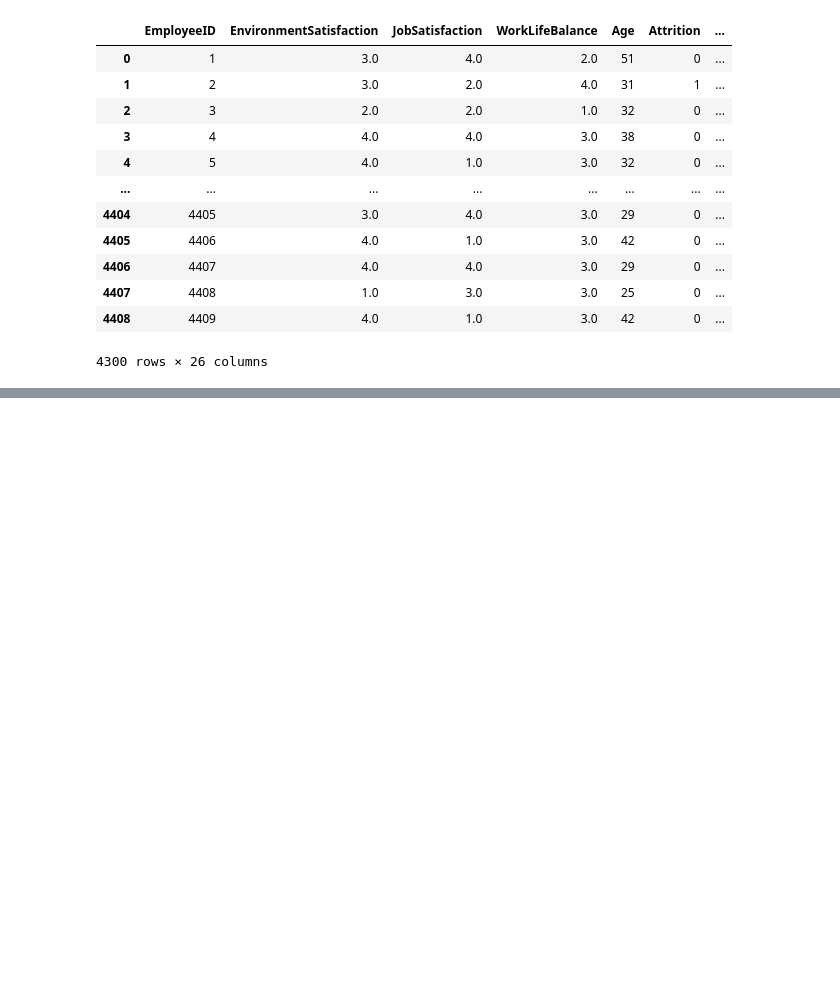
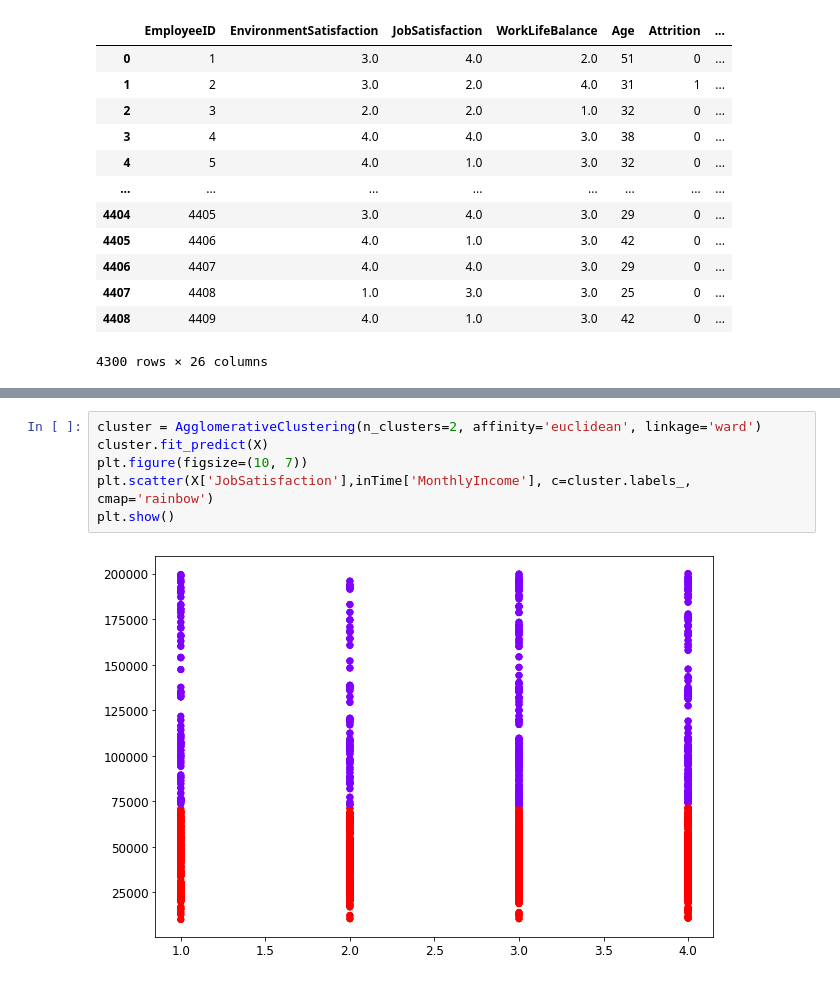
Before and after one commit to Bnder1/Projet-IA, a Jupyter notebook: Projet-IA.ipynb, the cells around one changed output, grey strips where cells are left out. Drawn from its saved outputs; the diff is of its cells as text; blank space fills up the shorter version.

Commit message:
change in et out time

```diff
--- a/Projet-IA.ipynb
+++ b/Projet-IA.ipynb
@@ -301,0 +304,8 @@ plt.show()
+# %%
+cluster = AgglomerativeClustering(n_clusters=2, affinity='euclidean', linkage='ward')
+cluster.fit_predict(X)
+plt.figure(figsize=(10, 7))
+plt.scatter(X['JobSatisfaction'],inTime['MonthlyIncome'], c=cluster.labels_, cmap='rainbow')
+plt.show()
+# %% [output]
+[figure, added]
```
Also changed, not shown: parts of 1 cell of this notebook.
